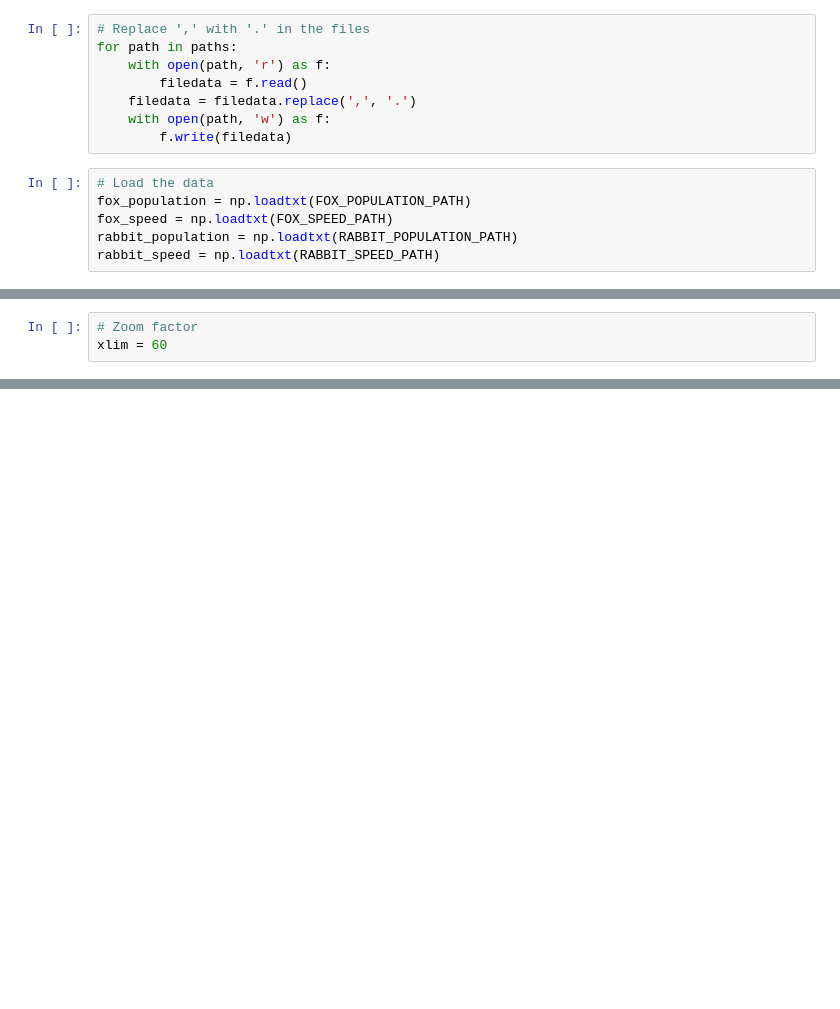
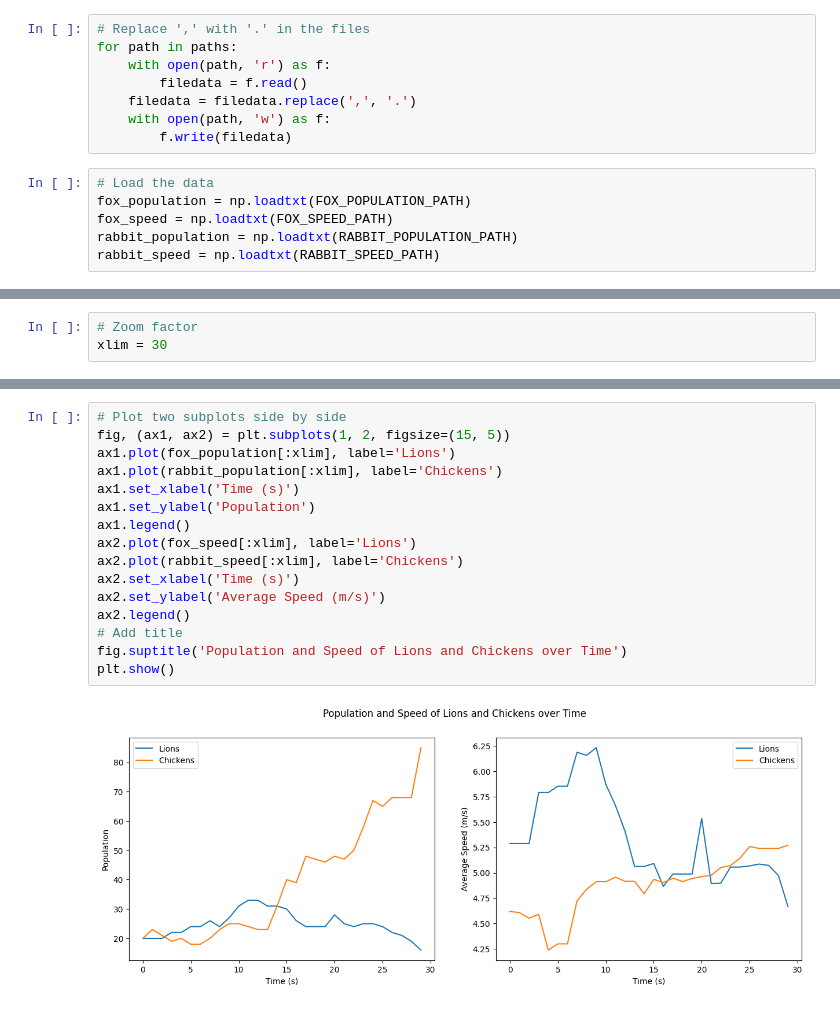
Before and after one commit to AlexandreSajus/Unity-Ecosystem, a Jupyter notebook: plots.ipynb, the cells around one changed output, grey strips where cells are left out. Saved outputs shown, nothing was run; the diff lists cells and outputs as text; blank space fills up the shorter version.

```diff
--- a/plots.ipynb
+++ b/plots.ipynb
@@ -44,6 +45,6 @@ plt.show()
 # %%
 # Zoom factor
-xlim = 60
+xlim = 30
 # %%
 # Plot the population data zoomed
 plt.plot(fox_population[:xlim], label='Foxes')
@@ -66,0 +68,18 @@ plt.show()
+# %%
+# Plot two subplots side by side
+fig, (ax1, ax2) = plt.subplots(1, 2, figsize=(15, 5))
+ax1.plot(fox_population[:xlim], label='Lions')
+ax1.plot(rabbit_population[:xlim], label='Chickens')
+ax1.set_xlabel('Time (s)')
+ax1.set_ylabel('Population')
+ax1.legend()
+ax2.plot(fox_speed[:xlim], label='Lions')
+ax2.plot(rabbit_speed[:xlim], label='Chickens')
+ax2.set_xlabel('Time (s)')
+ax2.set_ylabel('Average Speed (m/s)')
+ax2.legend()
+# Add title
+fig.suptitle('Population and Speed of Lions and Chickens over Time')
+plt.show()
+# %% [output]
+[figure, added]
```
Also changed, not shown: parts of 5 cells of this notebook, 6 other files.
